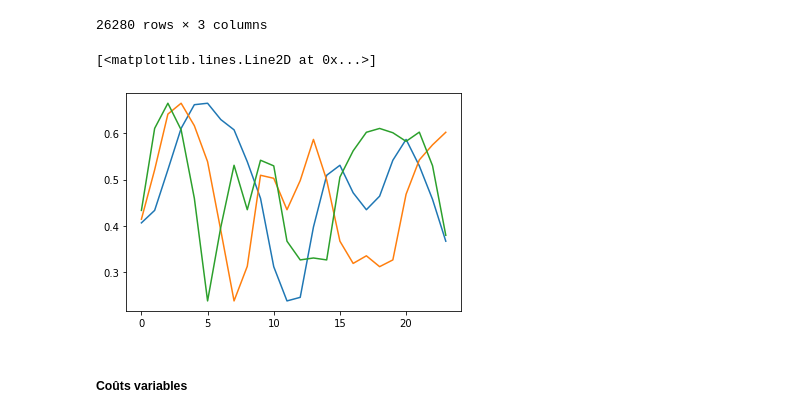
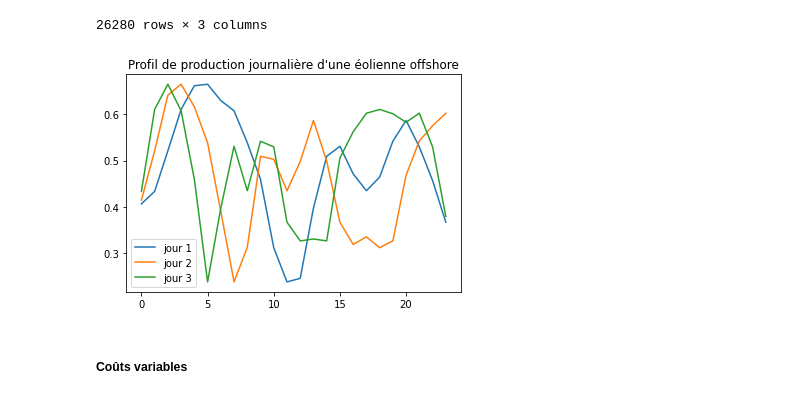
Before and after one commit to AmandineCapitaine/Projet_ENR, a Jupyter notebook: 1_visualisation_donnees.ipynb, the cells around one changed output. Saved outputs shown, nothing was run; the diff lists cells and outputs as text; code cells hidden in the pictures.

```diff
--- a/1_visualisation_donnees.ipynb
+++ b/1_visualisation_donnees.ipynb
@@ -37,19 +37,21 @@ vre2017
 # %%
 profil_offshore_jour = np.zeros((24,365))
 for j in range(1,366):
     for i in range(1,25):
         profil_offshore_jour[i-1,j-1] += [vre2017["prod"][i*j]]
 
 profil_offshore_jour
 # for jour in range(365):
 #     plt.plot(profil_offshore_jour[:,jour])
 # plt.show()
-plt.plot(profil_offshore_jour[:,1])
-plt.plot(profil_offshore_jour[:,2])
-plt.plot(profil_offshore_jour[:,3])
+plt.plot(profil_offshore_jour[:,1], label="jour 1")
+plt.plot(profil_offshore_jour[:,2], label="jour 2")
+plt.plot(profil_offshore_jour[:,3], label="jour 3")
+plt.legend()
+plt.title("Profil de production journalière d'une éolienne offshore")
+plt.show()
 # %% [output]
-[<matplotlib.lines.Line2D at 0x...>]
-[figure, old version]
+[figure, new version]
 # %% [markdown]
 ##### Coûts variables
 # %%
```
Also changed, not shown: parts of 2 cells of this notebook, 5 other files.
